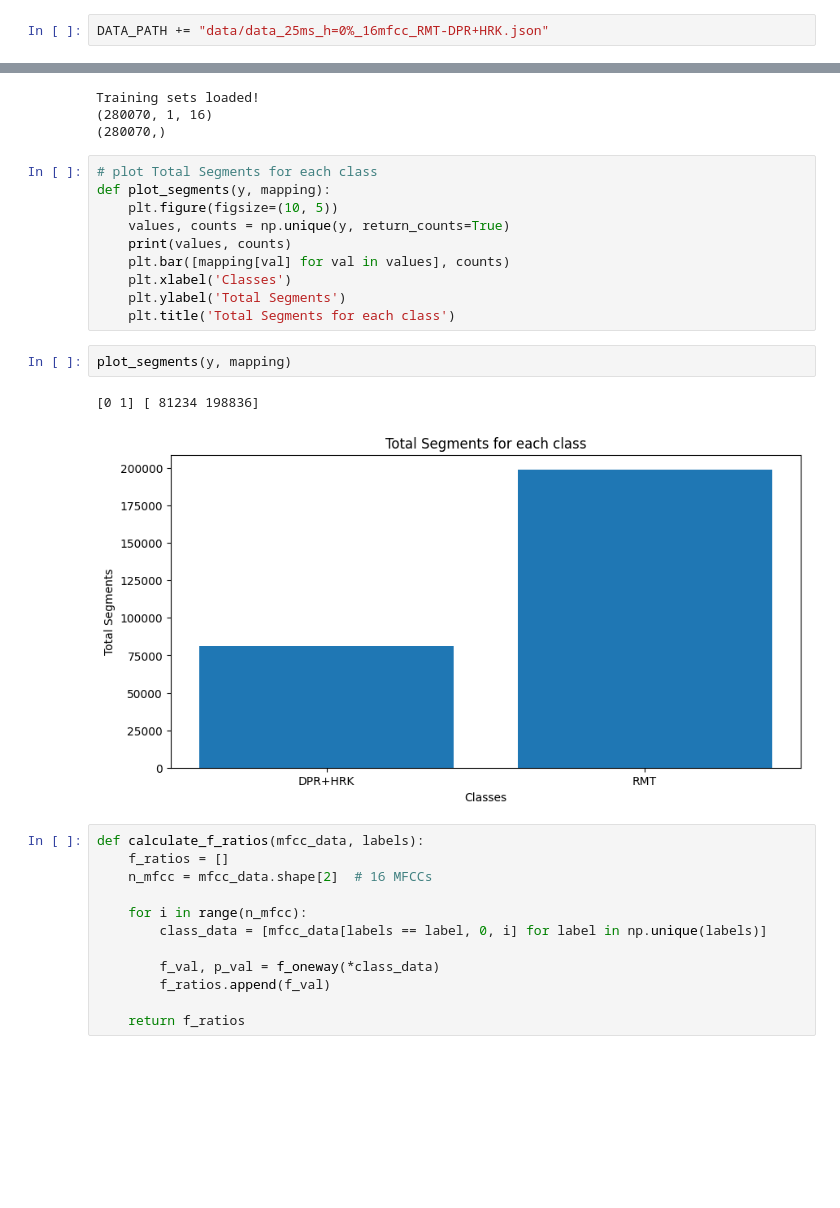
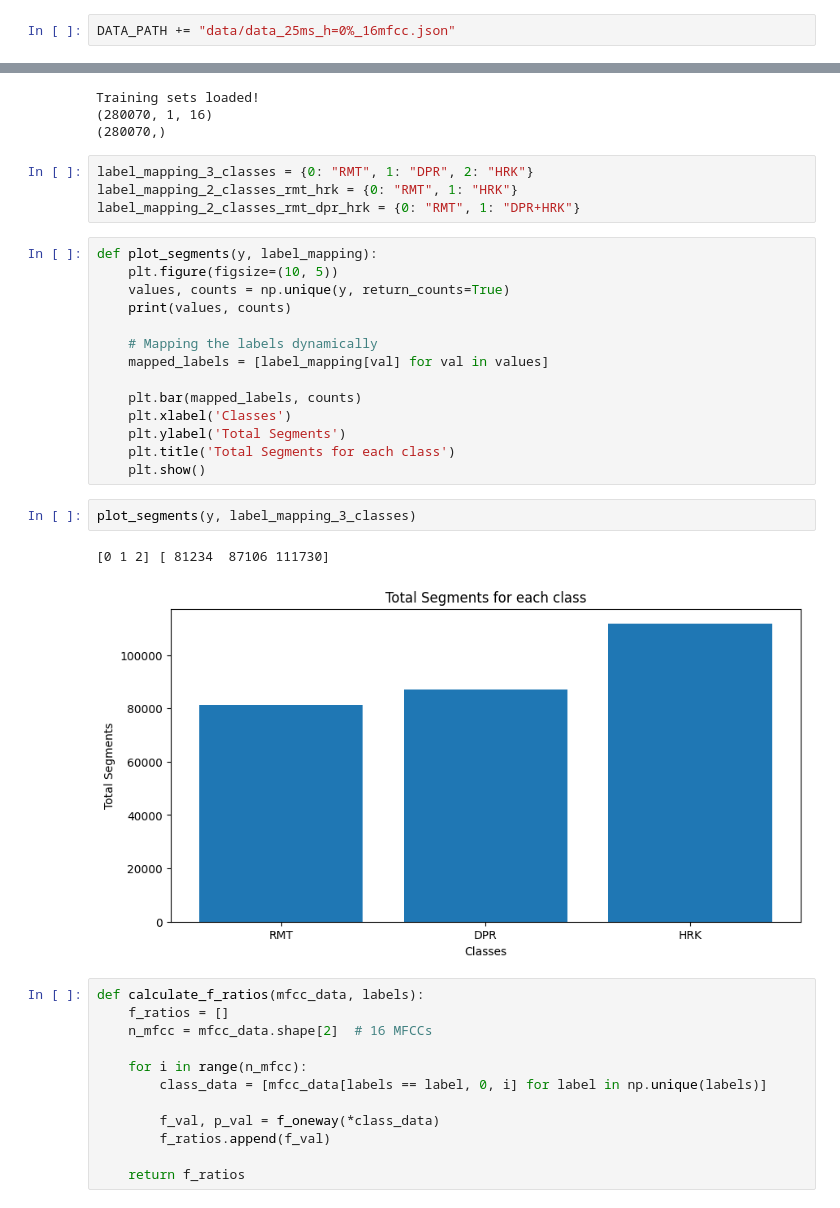
Before and after one commit to hugo-gclvs/kmutt_intership_project_v2, a Jupyter notebook: data_visualization.ipynb, the cells around one changed output, grey strips where cells are left out. Cells and saved outputs as stored; diff of their text form; blank space fills up the shorter version.

```diff
--- a/data_visualization.ipynb
+++ b/data_visualization.ipynb
@@ -11,7 +11,7 @@ from utils.load_data import load_data_with_mapping
 # %%
 DATA_PATH = '/Users/hugog/hugo-dev/esirem-dev/4a/kmutt/kmutt_intership_project_v2/'
 # %%
-DATA_PATH += "data/data_25ms_h=0%_16mfcc_RMT-DPR+HRK.json"
+DATA_PATH += "data/data_25ms_h=0%_16mfcc.json"
 # %%
 X, y, mapping = load_data_with_mapping(DATA_PATH)
 
@@ -21,21 +21,29 @@ print(y.shape)
 Training sets loaded!
 (280070, 1, 16)
 (280070,)
+# %%
+label_mapping_3_classes = {0: "RMT", 1: "DPR", 2: "HRK"}
+label_mapping_2_classes_rmt_hrk = {0: "RMT", 1: "HRK"}
+label_mapping_2_classes_rmt_dpr_hrk = {0: "RMT", 1: "DPR+HRK"}
 # %%
-# plot Total Segments for each class
-def plot_segments(y, mapping):
+def plot_segments(y, label_mapping):
     plt.figure(figsize=(10, 5))
     values, counts = np.unique(y, return_counts=True)
     print(values, counts)
-    plt.bar([mapping[val] for val in values], counts)
+
+    # Mapping the labels dynamically
+    mapped_labels = [label_mapping[val] for val in values]
+
+    plt.bar(mapped_labels, counts)
     plt.xlabel('Classes')
     plt.ylabel('Total Segments')
     plt.title('Total Segments for each class')
+    plt.show()
 # %%
-plot_segments(y, mapping)
+plot_segments(y, label_mapping_3_classes)
 # %% [output]
-[0 1] [ 81234 198836]
+[0 1 2] [ 81234  87106 111730]
-[figure, old version]
+[figure, new version]
 # %%
 def calculate_f_ratios(mfcc_data, labels):
     f_ratios = []
```
Also changed, not shown: parts of 6 cells of this notebook.
